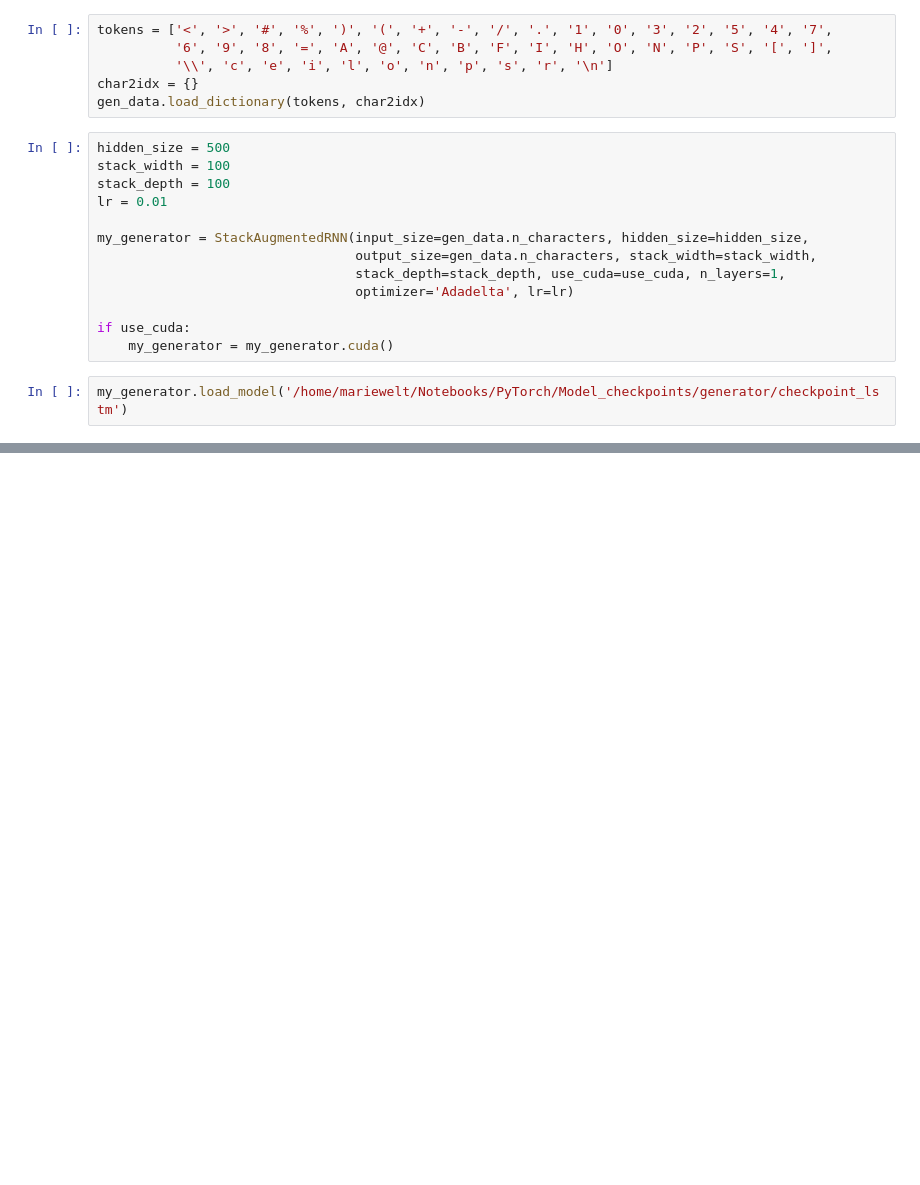
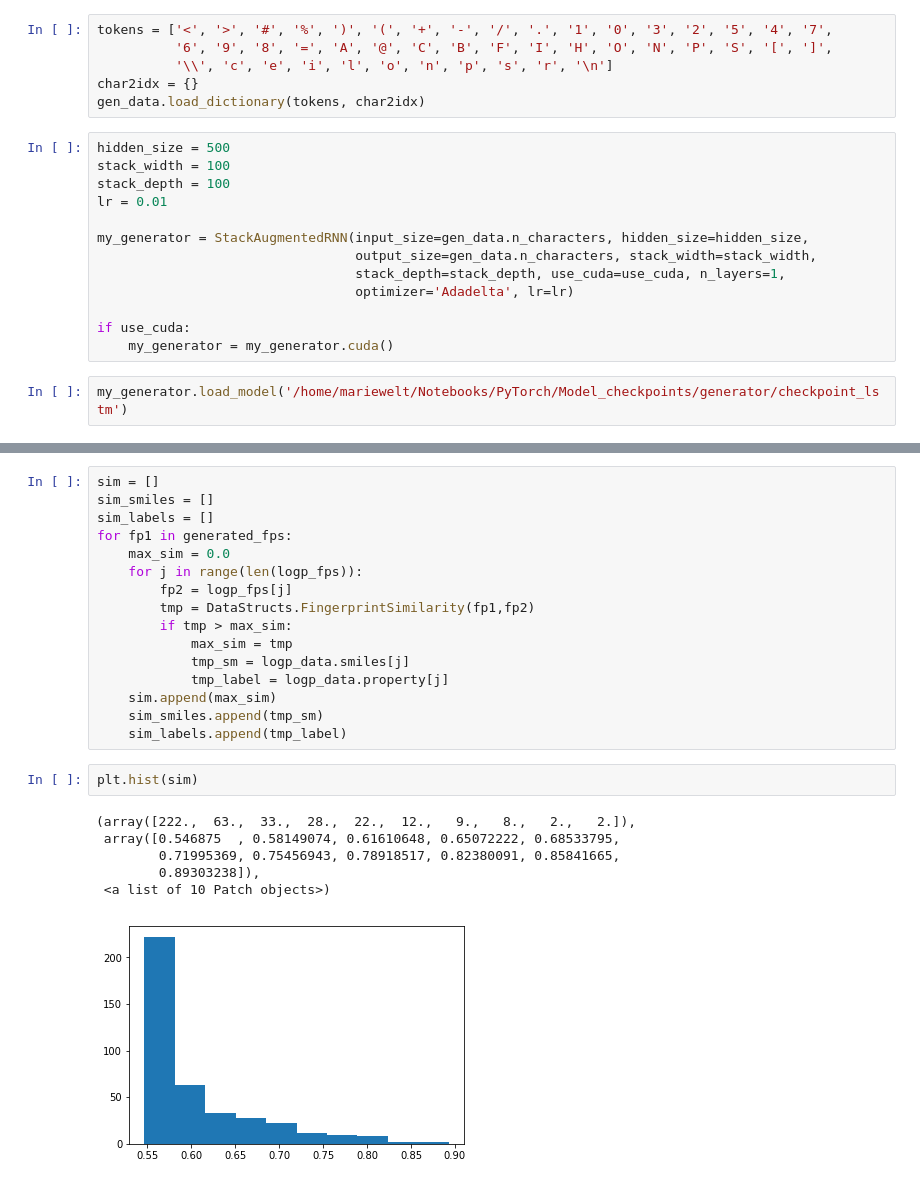
Before and after one commit to isayev/ReLeaSE, a Jupyter notebook: LogP-demo.ipynb, the cells around one changed output, grey strips where cells are left out. Cells and saved outputs as stored; diff of their text form; blank space fills up the shorter version.

```diff
--- a/LogP-demo.ipynb
+++ b/LogP-demo.ipynb
@@ -98,0 +326,25 @@ f.close()
+# %%
+sim = []
+sim_smiles = []
+sim_labels = []
+for fp1 in generated_fps:
+    max_sim = 0.0
+    for j in range(len(logp_fps)):
+        fp2 = logp_fps[j]
+        tmp = DataStructs.FingerprintSimilarity(fp1,fp2)
+        if tmp > max_sim:
+            max_sim = tmp
+            tmp_sm = logp_data.smiles[j]
+            tmp_label = logp_data.property[j]
+    sim.append(max_sim)
+    sim_smiles.append(tmp_sm)
+    sim_labels.append(tmp_label)
+# %%
+plt.hist(sim)
+# %% [output]
+(array([222.,  63.,  33.,  28.,  22.,  12.,   9.,   8.,   2.,   2.]),
+ array([0.546875  , 0.58149074, 0.61610648, 0.65072222, 0.68533795,
+        0.71995369, 0.75456943, 0.78918517, 0.82380091, 0.85841665,
+        0.89303238]),
+ <a list of 10 Patch objects>)
+[figure, added]
```
Also changed, not shown: parts of 25 cells of this notebook.
